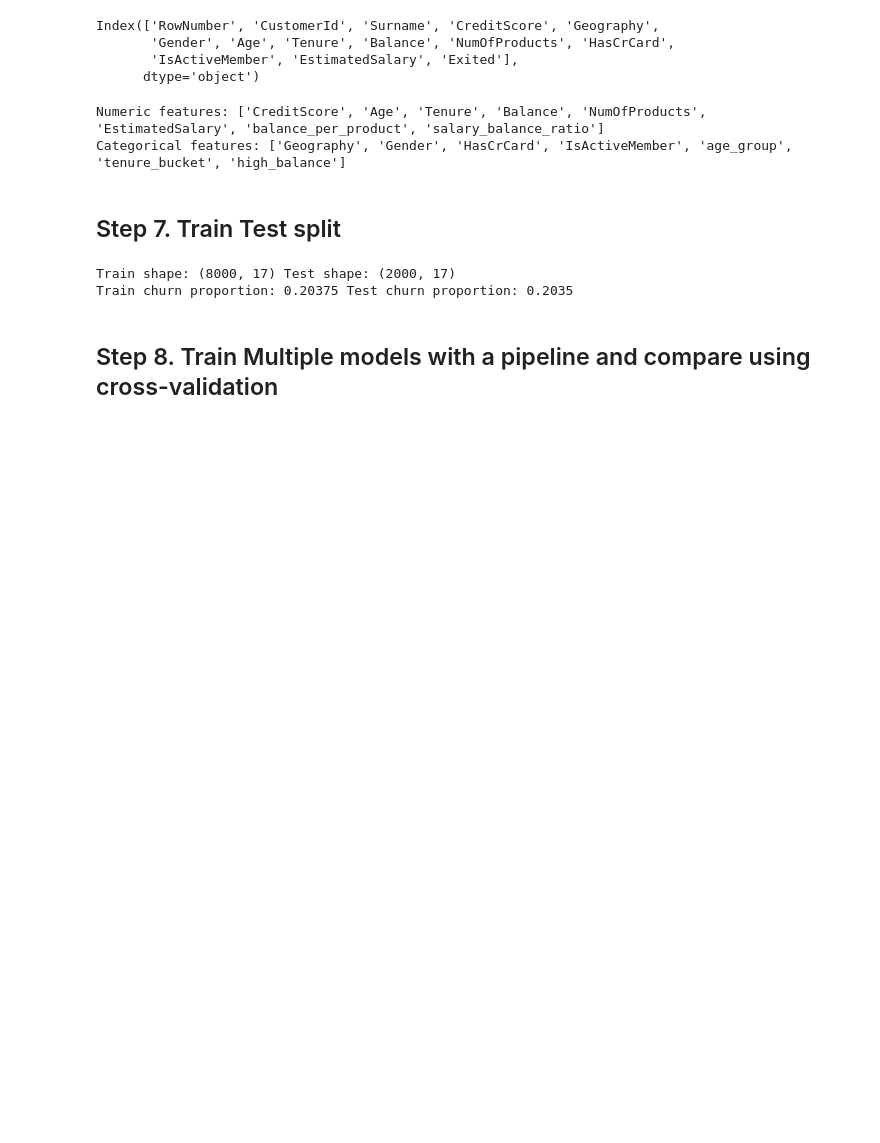
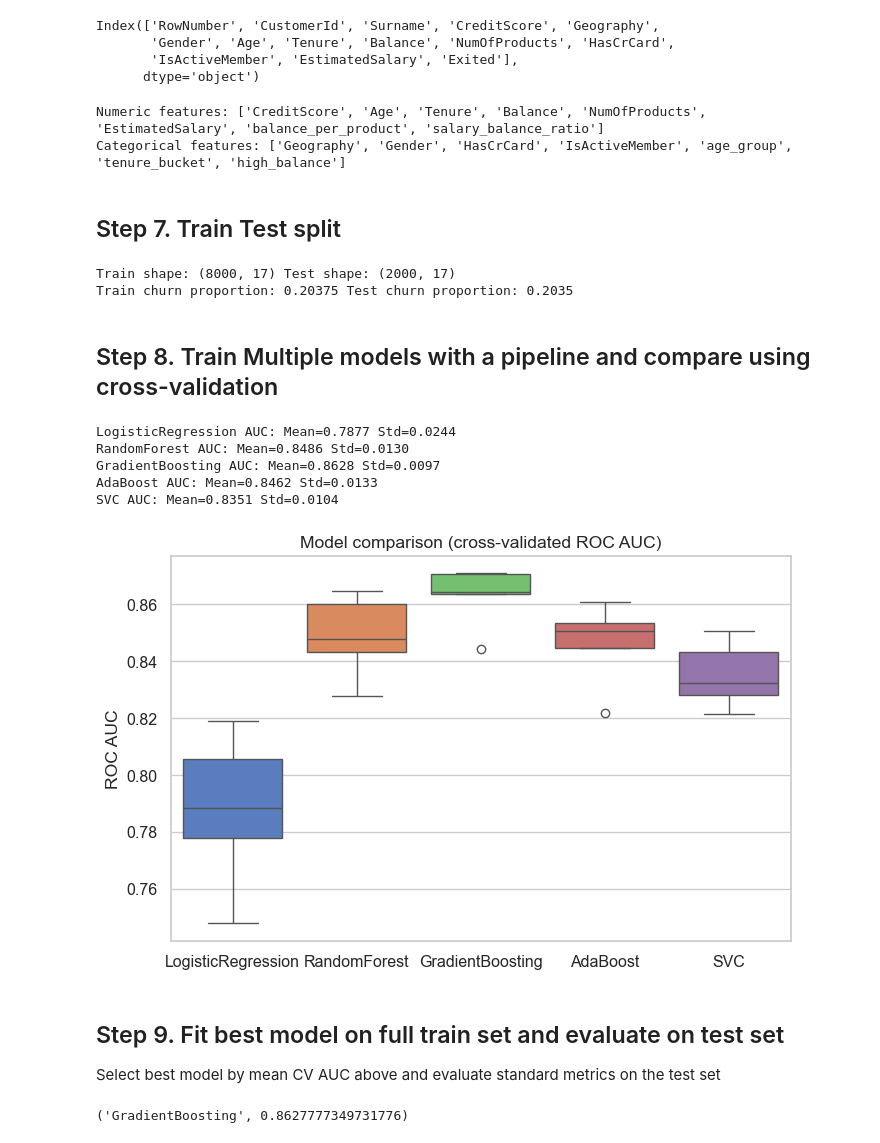
Before and after one commit to Shadh-muhammed/banking_customers_churn_prediction, a Jupyter notebook: notebooks/analysis.ipynb, the cells around one changed output. Cells and saved outputs as stored; diff of their text form; code cells hidden in the pictures; blank space fills up the shorter version.

```diff
--- a/notebooks/analysis.ipynb
+++ b/notebooks/analysis.ipynb
@@ -580,3 +580,46 @@ Train shape: (8000, 17) Test shape: (2000, 17)
 Train churn proportion: 0.20375 Test churn proportion: 0.2035
 # %% [markdown]
 ## Step 8. Train Multiple models with a pipeline and compare using cross-validation
+# %%
+models = {
+    'LogisticRegression': LogisticRegression(max_iter=500),
+    'RandomForest': RandomForestClassifier(n_estimators=200, random_state=42),
+    'GradientBoosting': GradientBoostingClassifier(n_estimators=200, random_state=42),
+    'AdaBoost': AdaBoostClassifier(n_estimators=200, random_state=42),
+    'SVC': SVC(probability=True, random_state=42)
+}
+
+cv = StratifiedKFold(n_splits=5, shuffle=True, random_state=42)
+results = {}
+
+for name, model in models.items():
+    pipe = Pipeline(steps=[('preprocessor', preprocessor),
+                           ('classifier', model)])
+    scores = cross_val_score(pipe, X_train, y_train, cv=cv, scoring='roc_auc', n_jobs=-1)
+    results[name] = scores
+    print(f"{name} AUC: Mean={scores.mean():.4f} Std={scores.std():.4f}")
+# %% [output]
+LogisticRegression AUC: Mean=0.7877 Std=0.0244
+RandomForest AUC: Mean=0.8486 Std=0.0130
+GradientBoosting AUC: Mean=0.8628 Std=0.0097
+AdaBoost AUC: Mean=0.8462 Std=0.0133
+SVC AUC: Mean=0.8351 Std=0.0104
+# %%
+# Boxplot of CV AUC scores
+plt.figure(figsize=(8,5))
+sns.boxplot(data=[results[m] for m in list(results.keys())])
+plt.xticks(ticks=range(len(results)), labels=list(results.keys()))
+plt.ylabel('ROC AUC')
+plt.title('Model comparison (cross-validated ROC AUC)')
+plt.show()
+# %% [output]
+[figure, added]
+# %% [markdown]
+## Step 9. Fit best model on full train set and evaluate on test set
+Select best model by mean CV AUC above and evaluate standard metrics on the test set
+# %%
+# Choose best model (automatic pick by mean AUC)
+best_name = max(results.keys(), key=lambda k: results[k].mean())
+best_name, results[best_name].mean()
+# %% [output]
+('GradientBoosting', 0.8627777349731776)
```
Also changed, not shown: parts of 10 cells of this notebook.
